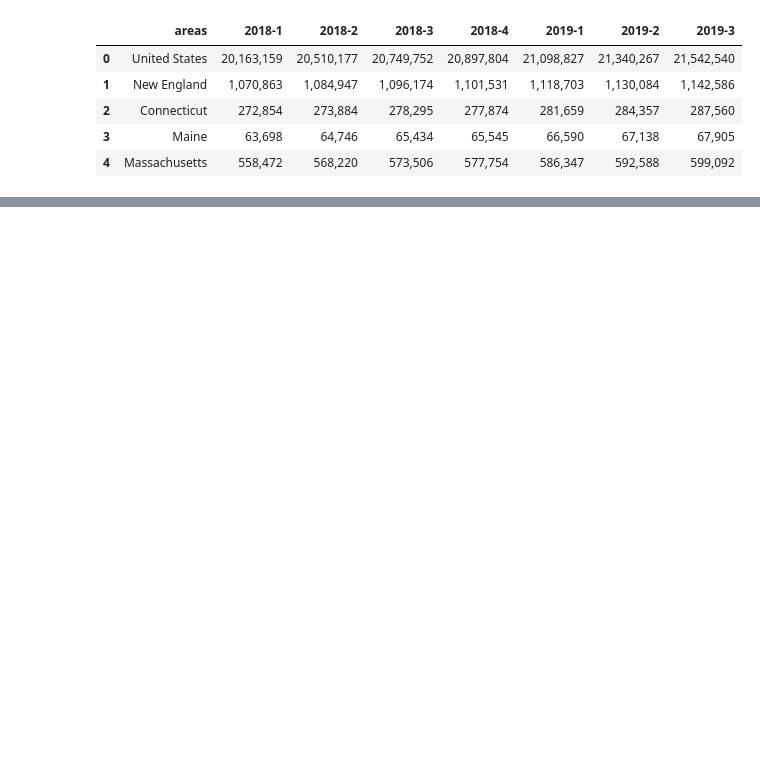
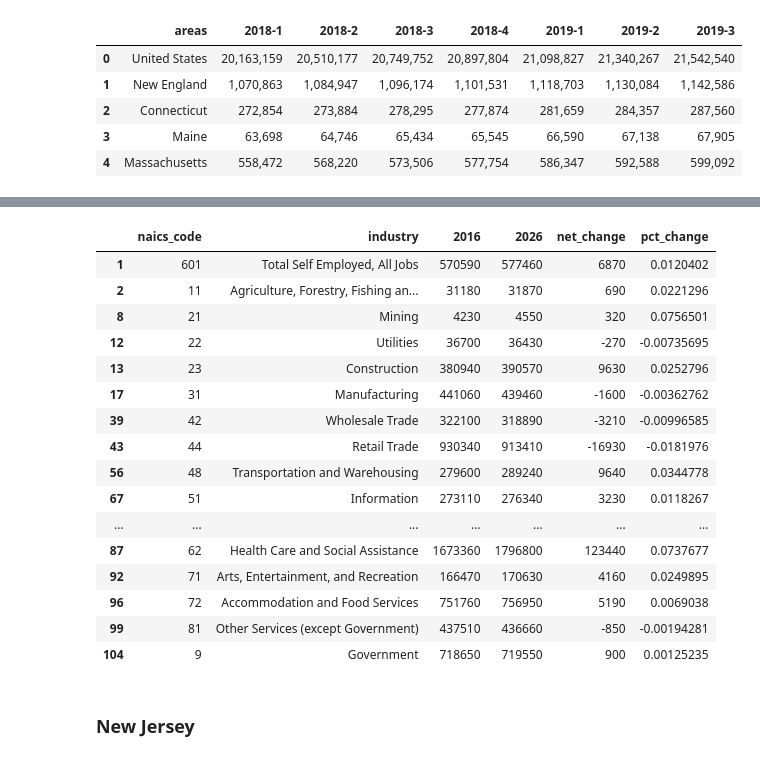
Before and after one commit to xcao38/covid19_analysis, a Jupyter notebook: data_preparing.ipynb, the cells around one changed output, grey strips where cells are left out. Cells and saved outputs as stored; diff of their text form; code cells hidden in the pictures; blank space fills up the shorter version.

```diff
--- a/data_preparing.ipynb
+++ b/data_preparing.ipynb
@@ -155,0 +205,2 @@ gdp_by_state_by_inds
+# %%
+employment_ny.columns = ["naics_code","industry","2016","2026","net_change","pct_change"]
@@ -155,0 +226,30 @@ gdp_by_state_by_inds
+# %%
+employment_ny.naics_code = employment_ny.naics_code.astype(int)
+employment_ny['2016'] = employment_ny['2016'].astype(int)
+employment_ny['2026'] = employment_ny['2026'].astype(int)
+# %%
+industry_codes = [601,11,21,22,23,31,42,44,48,51,1023,1024,61,62,71,72,81,9,]
+# %%
+employment_ny_inds = employment_ny[employment_ny.naics_code.isin(industry_codes)]
+# %%
+employment_ny_inds
+# %% [output]
+|  | naics_code | industry | 2016 | 2026 | net_change | pct_change |
+| 1 | 601 | Total Self Employed, All Jobs | 570590 | 577460 | 6870 | 0.0120402 |
+| 2 | 11 | Agriculture, Forestry, Fishing an... | 31180 | 31870 | 690 | 0.0221296 |
+| 8 | 21 | Mining | 4230 | 4550 | 320 | 0.0756501 |
+| 12 | 22 | Utilities | 36700 | 36430 | -270 | -0.00735695 |
+| 13 | 23 | Construction | 380940 | 390570 | 9630 | 0.0252796 |
+| 17 | 31 | Manufacturing | 441060 | 439460 | -1600 | -0.00362762 |
+| 39 | 42 | Wholesale Trade | 322100 | 318890 | -3210 | -0.00996585 |
+| 43 | 44 | Retail Trade | 930340 | 913410 | -16930 | -0.0181976 |
+| 56 | 48 | Transportation and Warehousing | 279600 | 289240 | 9640 | 0.0344778 |
+| 67 | 51 | Information | 273110 | 276340 | 3230 | 0.0118267 |
+| ... | ... | ... | ... | ... | ... | ... |
+| 87 | 62 | Health Care and Social Assistance | 1673360 | 1796800 | 123440 | 0.0737677 |
+| 92 | 71 | Arts, Entertainment, and Recreation | 166470 | 170630 | 4160 | 0.0249895 |
+| 96 | 72 | Accommodation and Food Services | 751760 | 756950 | 5190 | 0.0069038 |
+| 99 | 81 | Other Services (except Government) | 437510 | 436660 | -850 | -0.00194281 |
+| 104 | 9 | Government | 718650 | 719550 | 900 | 0.00125235 |
+# %% [markdown]
+### New Jersey
```
Also changed, not shown: parts of 26 cells of this notebook.
